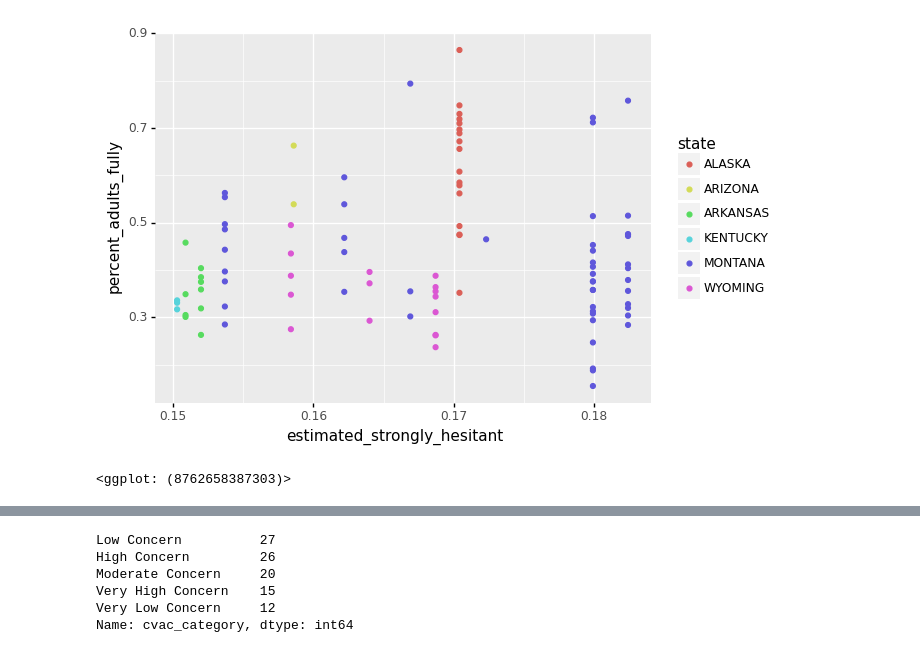
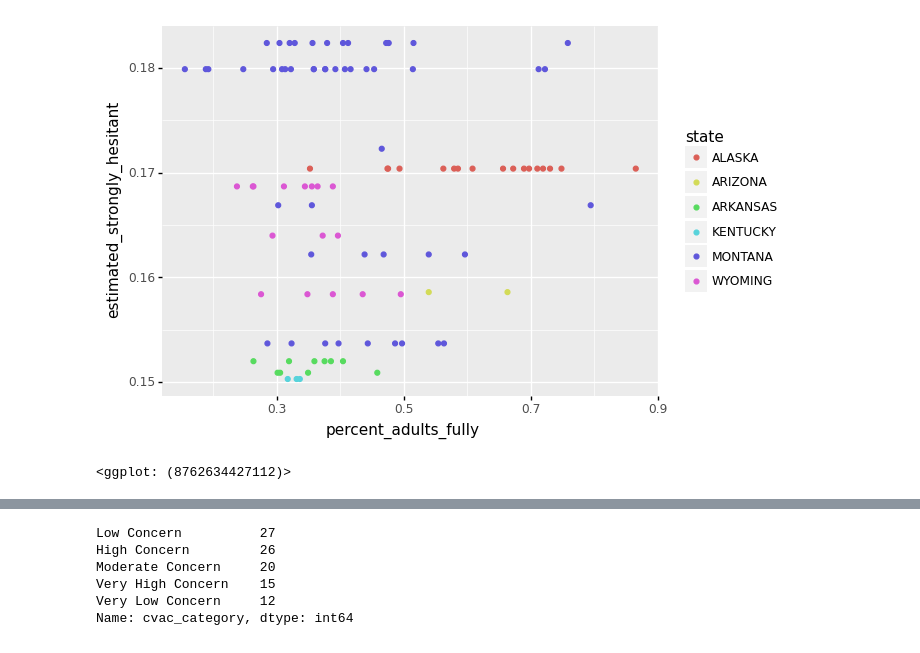
Before and after one commit to gspiga/STAT141Bfinal, a Jupyter notebook: notebooks/cdc-hesitancy-actualvaccinationrate.ipynb, the cells around one changed output, grey strips where cells are left out. Drawn from its saved outputs; the diff is of its cells as text; code cells hidden in the pictures.

```diff
--- a/notebooks/cdc-hesitancy-actualvaccinationrate.ipynb
+++ b/notebooks/cdc-hesitancy-actualvaccinationrate.ipynb
@@ -117,13 +128,13 @@ strongly_hes
 # %%
 import plotnine as p9
 
 gg = p9.ggplot(strongly_hes)
 gg += p9.aes(
-    x="estimated_strongly_hesitant", y="percent_adults_fully", color="state"
+    x="percent_adults_fully", y="estimated_strongly_hesitant", color="state"
 )  # add color mapping
 gg += p9.geom_point()
 gg
 # %% [output]
-[figure, old version]
+[figure, new version]
-<ggplot: (8762658387303)>
+<ggplot: (8762634427112)>
 [interactive output not drawn]
```
Also changed, not shown: parts of 6 cells of this notebook.
